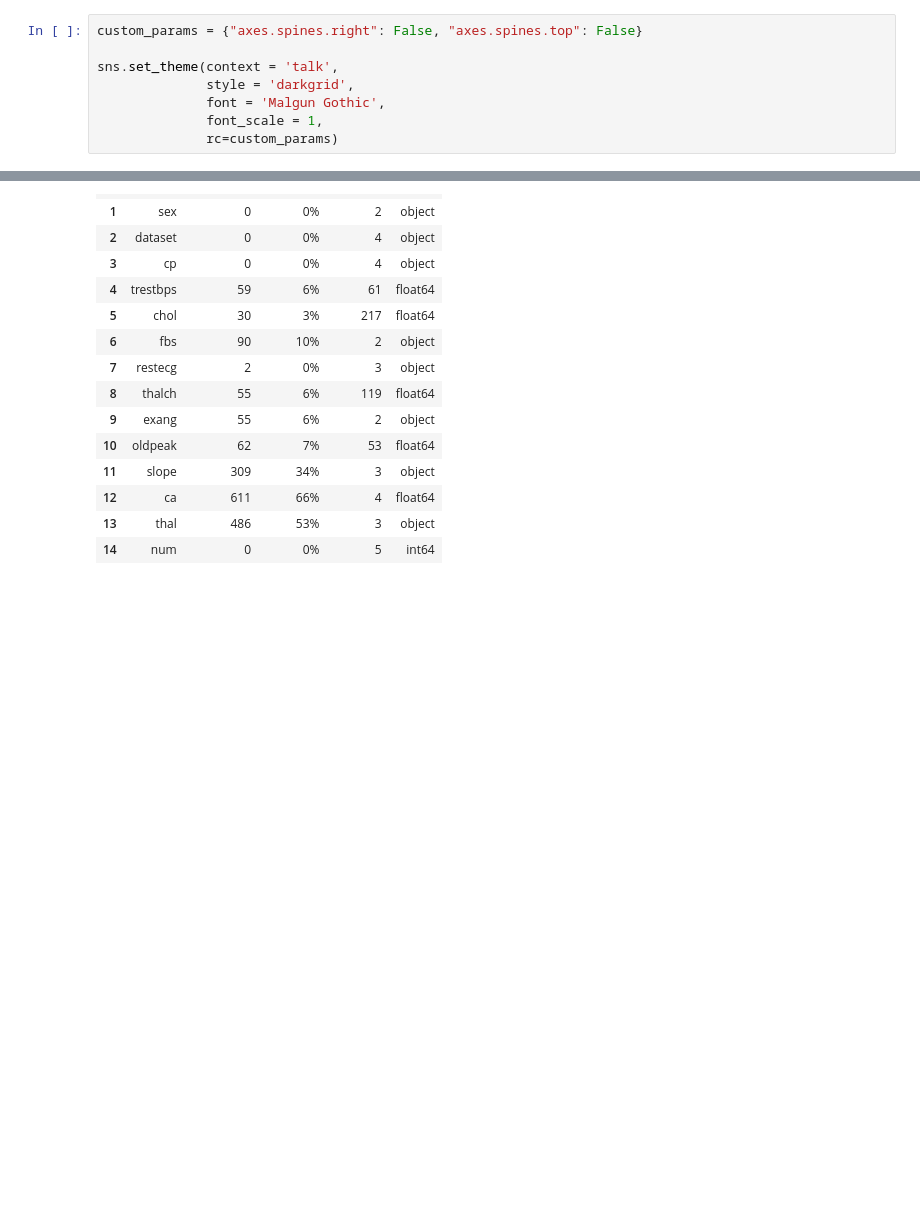
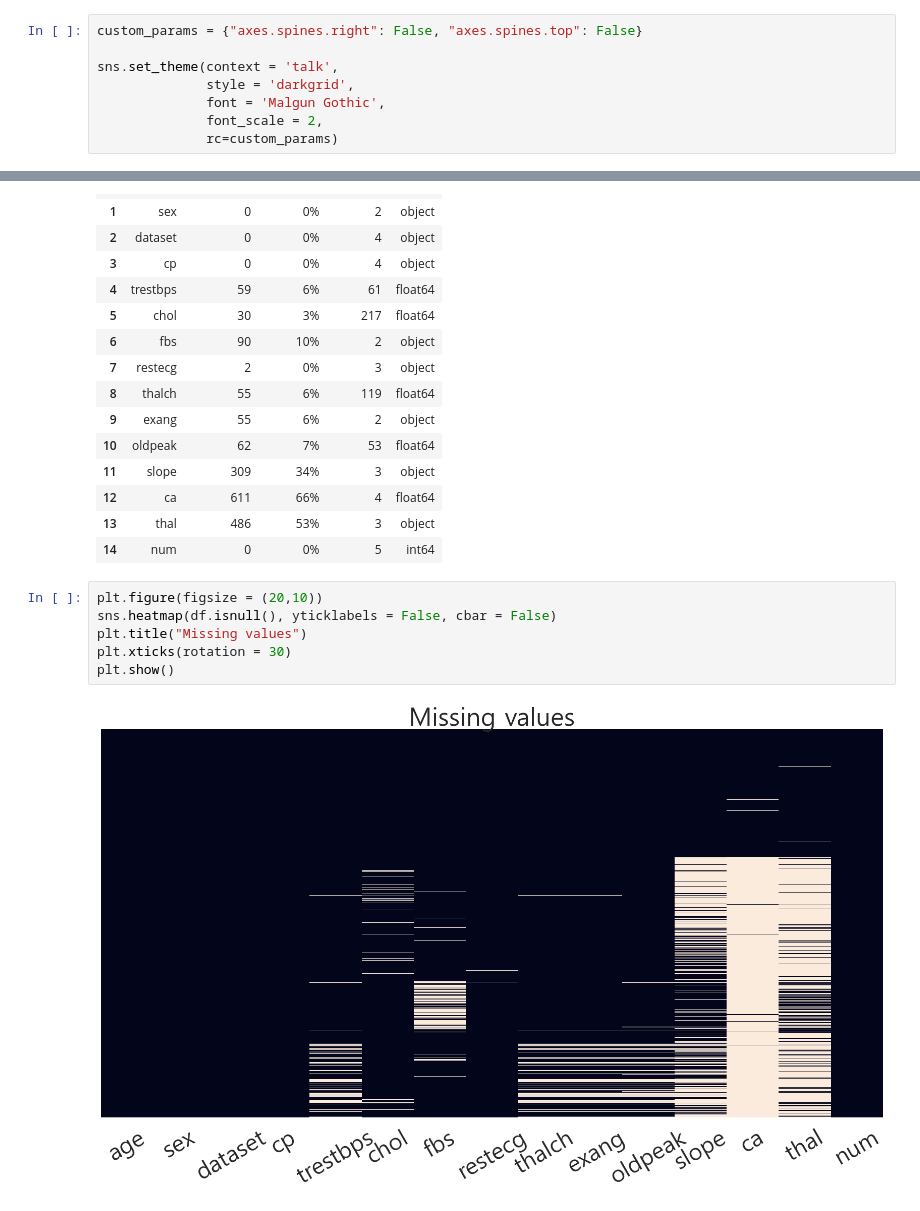
Before and after one commit to Pepi10/ML, a Jupyter notebook: ml_HeartDisease.ipynb, the cells around one changed output, grey strips where cells are left out. Cells and saved outputs as stored; diff of their text form; blank space fills up the shorter version.

Commit message:
Missing_values

```diff
--- a/ml_HeartDisease.ipynb
+++ b/ml_HeartDisease.ipynb
@@ -34,7 +34,7 @@ custom_params = {"axes.spines.right": False, "axes.spines.top": False}
 sns.set_theme(context = 'talk',
               style = 'darkgrid',
               font = 'Malgun Gothic',
-              font_scale = 1,
+              font_scale = 2,
               rc=custom_params)
 # %% [markdown]
 # Read the Data
@@ -541,3 +541,11 @@ df_info
 | 12 | ca | 611 | 66% | 4 | float64 |
 | 13 | thal | 486 | 53% | 3 | object |
 | 14 | num | 0 | 0% | 5 | int64 |
+# %%
+plt.figure(figsize = (20,10))
+sns.heatmap(df.isnull(), yticklabels = False, cbar = False)
+plt.title("Missing values")
+plt.xticks(rotation = 30)
+plt.show()
+# %% [output]
+[figure, added]
```
Also changed, not shown: parts of 8 cells of this notebook.
